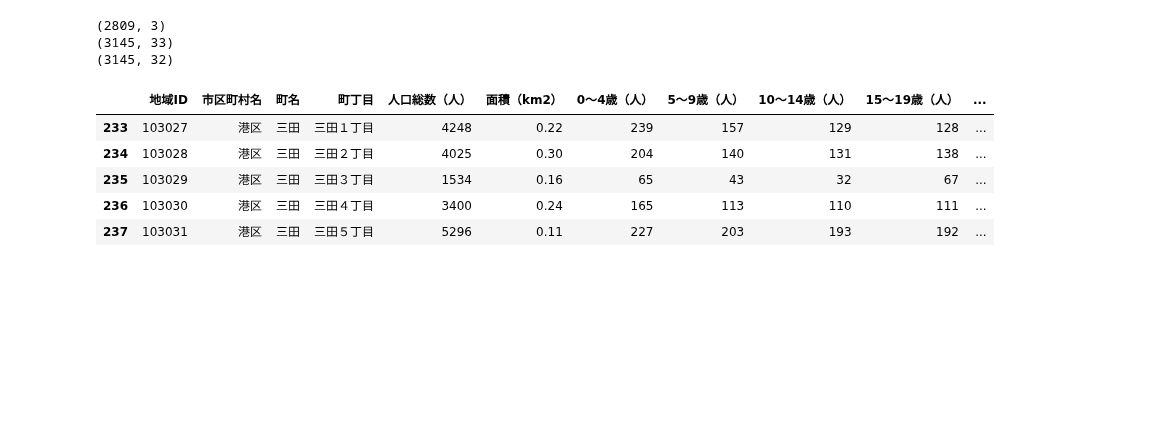
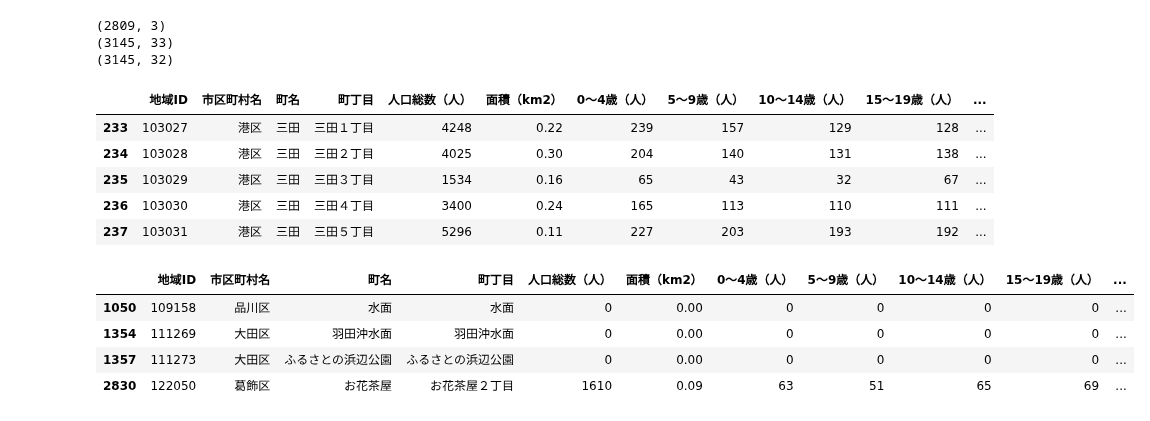
Before and after one commit to z-guard/analysis, a Jupyter notebook: notebooks/population_master.ipynb, the cells around one changed output. Cells and saved outputs as stored; diff of their text form; code cells hidden in the pictures; blank space fills up the shorter version.

```diff
--- a/notebooks/population_master.ipynb
+++ b/notebooks/population_master.ipynb
@@ -39,8 +39,10 @@ def add_lat_lon(df_master):
     lats = []
     lons = []
     for i, row in df_master.iterrows():
+        if (i % 500) == 0:
+            print(f'{i}')
         chocho = number_to_kanji(row['町丁目'])
-        ret = geocoder.osm('東京都' + row['市区町村名'] + chocho, timeout=5)
+        ret = geocoder.osm('東京都' + row['市区町村名'] + chocho, timeout=10)
         if not ret.ok:
             print(i, row['市区町村名'], chocho)
         lats.append(ret.lat)
@@ -200,7 +209,7 @@ if os.path.exists(place_photo_file):
 
     df_pop_place['dist'] = df_pop_place.apply(lambda x: get_distance(x['緯度'], x['経度'], x['lat'], x['lng']), axis=1)
     df_pop_place.loc[(df_pop_place['dist'] > 0.8)|(df_pop_place['緯度'].isna()), '緯度'] = df_pop_place['lat']
-    df_pop_place.loc[(df_pop_place['dist'] > 0.8)|(df_pop_place['緯度'].isna()), '経度'] = df_pop_place['lng']
+    df_pop_place.loc[(df_pop_place['dist'] > 0.8)|(df_pop_place['経度'].isna()), '経度'] = df_pop_place['lng']
     df_population_master = df_pop_place.drop(columns=['lat', 'lng', 'dist']).reset_index()
     print(df_population_master.shape)
 # %% [output]
@@ -221,3 +230,11 @@ df_population_master[
 | 235 | 103029 | 港区 | 三田 | 三田３丁目 | 1534 | 0.16 | 65 | 43 | 32 | 67 | ... |
 | 236 | 103030 | 港区 | 三田 | 三田４丁目 | 3400 | 0.24 | 165 | 113 | 110 | 111 | ... |
 | 237 | 103031 | 港区 | 三田 | 三田５丁目 | 5296 | 0.11 | 227 | 203 | 193 | 192 | ... |
+# %%
+df_population_master[(df_population_master['緯度'].isna())|(df_population_master['経度'].isna())]
+# %% [output]
+|  | 地域ID | 市区町村名 | 町名 | 町丁目 | 人口総数（人） | 面積（km2） | 0〜4歳（人） | 5〜9歳（人） | 10〜14歳（人） | 15〜19歳（人） | ... |
+| 1050 | 109158 | 品川区 | 水面 | 水面 | 0 | 0.00 | 0 | 0 | 0 | 0 | ... |
+| 1354 | 111269 | 大田区 | 羽田沖水面 | 羽田沖水面 | 0 | 0.00 | 0 | 0 | 0 | 0 | ... |
+| 1357 | 111273 | 大田区 | ふるさとの浜辺公園 | ふるさとの浜辺公園 | 0 | 0.00 | 0 | 0 | 0 | 0 | ... |
+| 2830 | 122050 | 葛飾区 | お花茶屋 | お花茶屋２丁目 | 1610 | 0.09 | 63 | 51 | 65 | 69 | ... |
```
Also changed, not shown: parts of 1 cell of this notebook.
